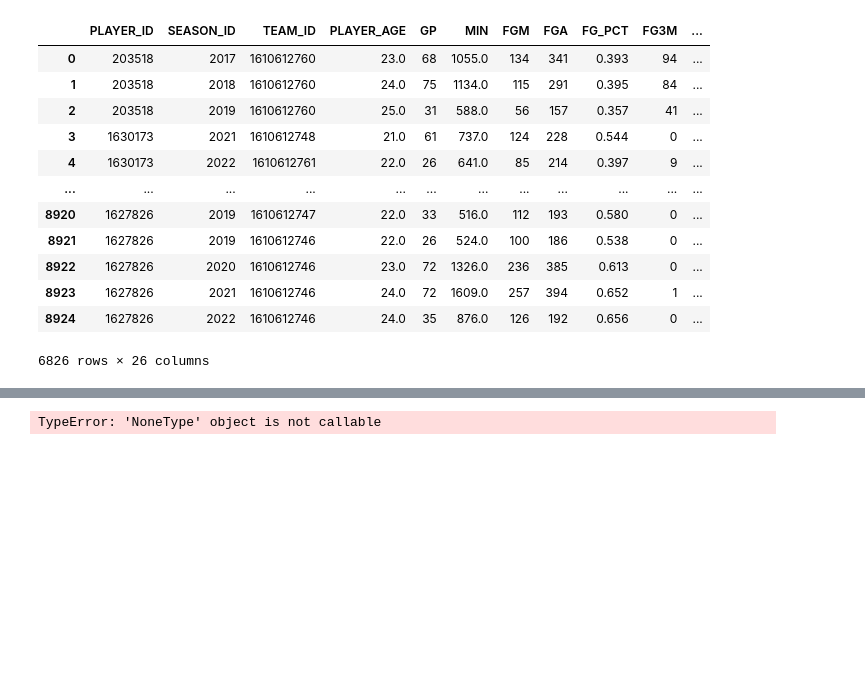
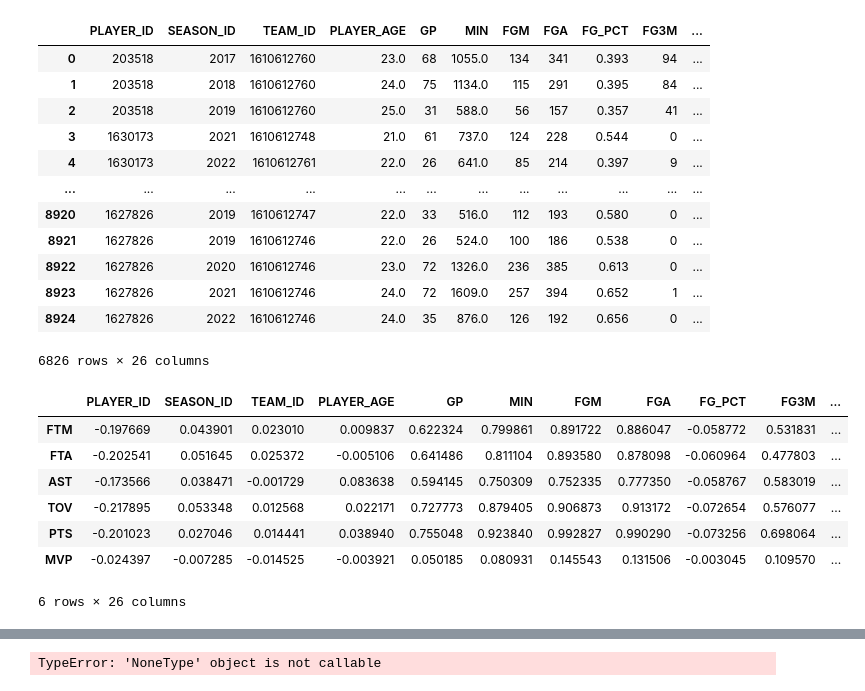
Before and after one commit to thomasverardo/NBA_MVP_2022_prediction, a Jupyter notebook: Code/NBA_MVP_1.ipynb, the cells around one changed output, grey strips where cells are left out. Saved outputs shown, nothing was run; the diff lists cells and outputs as text; code cells hidden in the pictures; blank space fills up the shorter version.

Commit message:
Pearson correlation, Ration of unbalance data and started PCA

```diff
--- a/Code/NBA_MVP_1.ipynb
+++ b/Code/NBA_MVP_1.ipynb
@@ -184,3 +138,16 @@ total_stats
 | 8923 | 1627826 | 2021 | 1610612746 | 24.0 | 72 | 1609.0 | 257 | 394 | 0.652 | 1 | ... |
 | 8924 | 1627826 | 2022 | 1610612746 | 24.0 | 35 | 876.0 | 126 | 192 | 0.656 | 0 | ... |
 6826 rows × 26 columns
+# %%
+pearson = total_stats.astype("int").corr()
+#pd.concat(pearson[pearson["MVP"]>0.15], pearson[pearson["MVP"]> 0.15], axis=0)
+pearson[(pearson["MVP"]>0.15) | (pearson["MVP"]<-0.15)]
+# %% [output]
+|  | PLAYER_ID | SEASON_ID | TEAM_ID | PLAYER_AGE | GP | MIN | FGM | FGA | FG_PCT | FG3M | ... |
+| FTM | -0.197669 | 0.043901 | 0.023010 | 0.009837 | 0.622324 | 0.799861 | 0.891722 | 0.886047 | -0.058772 | 0.531831 | ... |
+| FTA | -0.202541 | 0.051645 | 0.025372 | -0.005106 | 0.641486 | 0.811104 | 0.893580 | 0.878098 | -0.060964 | 0.477803 | ... |
+| AST | -0.173566 | 0.038471 | -0.001729 | 0.083638 | 0.594145 | 0.750309 | 0.752335 | 0.777350 | -0.058767 | 0.583019 | ... |
+| TOV | -0.217895 | 0.053348 | 0.012568 | 0.022171 | 0.727773 | 0.879405 | 0.906873 | 0.913172 | -0.072654 | 0.576077 | ... |
+| PTS | -0.201023 | 0.027046 | 0.014441 | 0.038940 | 0.755048 | 0.923840 | 0.992827 | 0.990290 | -0.073256 | 0.698064 | ... |
+| MVP | -0.024397 | -0.007285 | -0.014525 | -0.003921 | 0.050185 | 0.080931 | 0.145543 | 0.131506 | -0.003045 | 0.109570 | ... |
+6 rows × 26 columns
```
Also changed, not shown: parts of 6 cells of this notebook, 1 other file.
